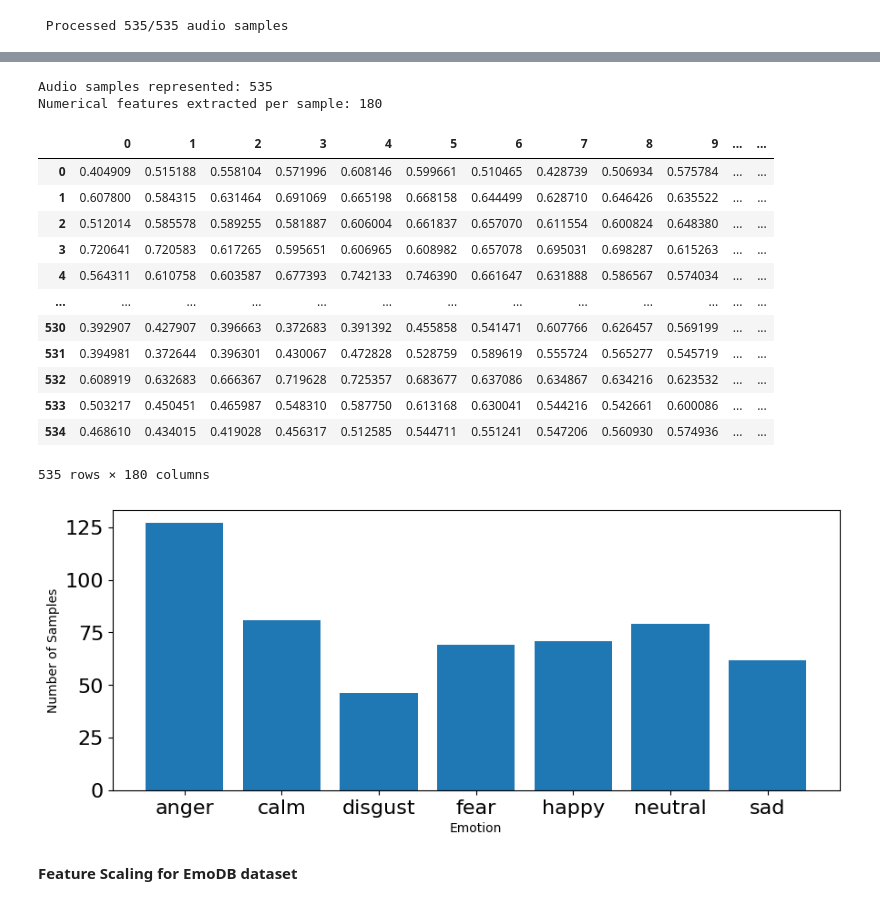
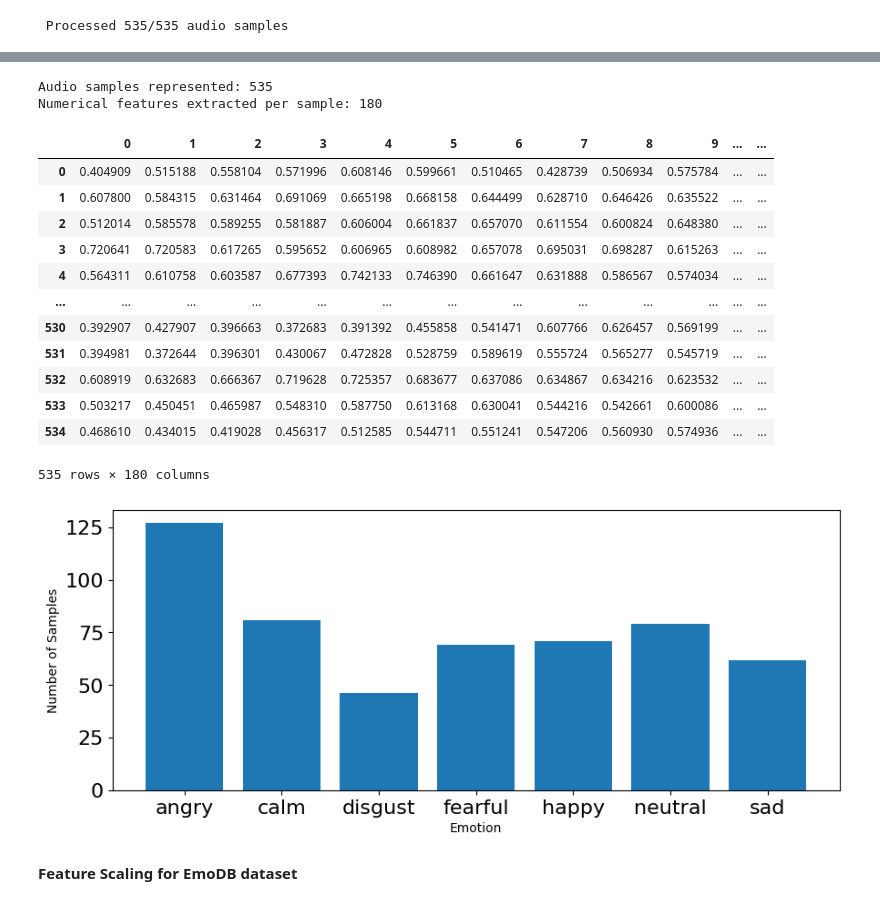
Before and after one commit to IAT-ExploringAI-2024/Week-2_Data_Preprocessing, a Jupyter notebook: Copy_Version1_of_Week_2_Data_Preprocessing.ipynb, the cells around one changed output, grey strips where cells are left out. Saved outputs shown, nothing was run; the diff lists cells and outputs as text; code cells hidden in the pictures.

```diff
--- a/Copy_Version1_of_Week_2_Data_Preprocessing.ipynb
+++ b/Copy_Version1_of_Week_2_Data_Preprocessing.ipynb
@@ -767,7 +767,7 @@ emotions ={
   '05':'angry',
   '06':'fearful',
   '07':'disgust',
-  '08':'happy'
+  '08':'surprise'
 }
 # %% [markdown]
 Finally, let's load our entire dataset and compute the features of each audio file:
@@ -782,6 +782,9 @@ def load_data():
         #print(file_name)
         #print(file_name.split("-")[2])
         emotion=emotions[(file_name.split("-")[2])]
+        #exclude all the surprise data
+        if emotion =='surprise':
+          continue
         #print(emotion)
         features = get_features(file)
         X.append(features)
@@ -966,10 +970,10 @@ Perfect. Zero mean and unit variance for standard scaling and in the range [0,1]
 **Load the EmoDB dataset and compute features**
 # %%
 emotionsE = {
-    'W':'anger',
+    'W':'angry',
     'L':'calm',
     'E':'disgust',
-    'A':'fear',
+    'A':'fearful',
     'F':'happy',
     'T':'sad',
     'N':'neutral'
@@ -1017,16 +1021,17 @@ array([[ 0.4049085 ,  0.5151879 ,  0.5581036 , ...,  3.4279733 ,
 # %%
 print(f'\nAudio samples represented: {featuresE.shape[0]}')
 print(f'Numerical features extracted per sample: {featuresE.shape[1]}')
 features_dfE = pd.DataFrame(featuresE) # make it pretty for display
+emotionsE_df = pd.DataFrame(emotionsE)
 features_dfE
 # %% [output]
 Audio samples represented: 535
 Numerical features extracted per sample: 180
 |  | 0 | 1 | 2 | 3 | 4 | 5 | 6 | 7 | 8 | 9 | ... | ... |
 | 0 | 0.404909 | 0.515188 | 0.558104 | 0.571996 | 0.608146 | 0.599661 | 0.510465 | 0.428739 | 0.506934 | 0.575784 | ... | ... |
 | 1 | 0.607800 | 0.584315 | 0.631464 | 0.691069 | 0.665198 | 0.668158 | 0.644499 | 0.628710 | 0.646426 | 0.635522 | ... | ... |
 | 2 | 0.512014 | 0.585578 | 0.589255 | 0.581887 | 0.606004 | 0.661837 | 0.657070 | 0.611554 | 0.600824 | 0.648380 | ... | ... |
-| 3 | 0.720641 | 0.720583 | 0.617265 | 0.595651 | 0.606965 | 0.608982 | 0.657078 | 0.695031 | 0.698287 | 0.615263 | ... | ... |
+| 3 | 0.720641 | 0.720583 | 0.617265 | 0.595652 | 0.606965 | 0.608982 | 0.657078 | 0.695031 | 0.698287 | 0.615263 | ... | ... |
 | 4 | 0.564311 | 0.610758 | 0.603587 | 0.677393 | 0.742133 | 0.746390 | 0.661647 | 0.631888 | 0.586567 | 0.574034 | ... | ... |
 | ... | ... | ... | ... | ... | ... | ... | ... | ... | ... | ... | ... | ... |
 | 530 | 0.392907 | 0.427907 | 0.396663 | 0.372683 | 0.391392 | 0.455858 | 0.541471 | 0.607766 | 0.626457 | 0.569199 | ... | ... |
@@ -1048,7 +1053,7 @@ plt.tick_params(labelsize=16)
 plt.ylabel('Number of Samples')
 plt.show()
 # %% [output]
-[figure, old version]
+[figure, new version]
 # %% [markdown]
 **Feature Scaling for EmoDB dataset**
 # %%
```
Also changed, not shown: parts of 17 cells of this notebook.
